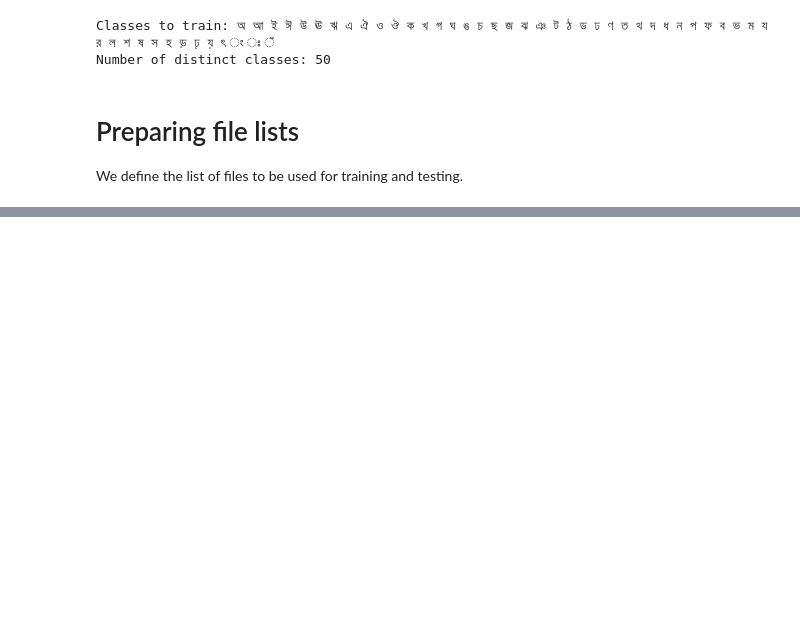
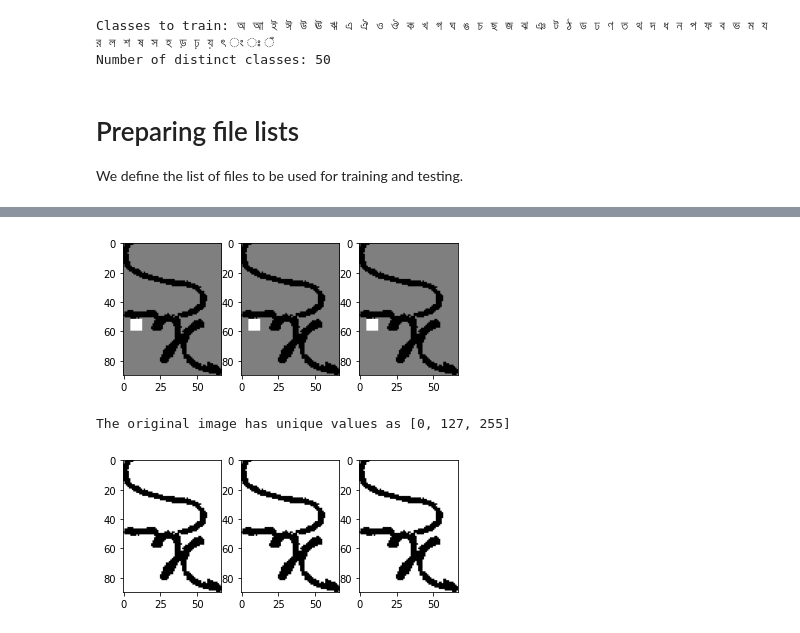
Before and after one commit to srdg/bangla-dl, a Jupyter notebook: PyTorch_Model.ipynb, the cells around one changed output, grey strips where cells are left out. Cells and saved outputs as stored; diff of their text form; code cells hidden in the pictures; blank space fills up the shorter version.

```diff
--- a/PyTorch_Model.ipynb
+++ b/PyTorch_Model.ipynb
@@ -212,0 +235,19 @@ for loader in [train_dataloader, test_dataloader]:
+# %%
+root = 'data/Test/175/bcc000001.bmp'
+img = np.array(Image.open(root))
+fig = plt.figure(1)
+for i in range(img.shape[-1]):
+  plt.subplot(1,3,i+1)
+  plt.imshow(img[...,i], cmap='gray')
+plt.show()
+print("The original image has unique values as",np.unique(img[...,0]).tolist())
+img = cv.threshold(img, 126, 255, cv.THRESH_BINARY)[1]
+fig = plt.figure(2)
+for i in range(img.shape[-1]):
+  plt.subplot(1,3,i+1)
+  plt.imshow(img[...,i], cmap='gray')
+plt.show()
+# %% [output]
+[figure, added]
+The original image has unique values as [0, 127, 255]
+[figure, added]
```
Also changed, not shown: parts of 8 cells of this notebook.
